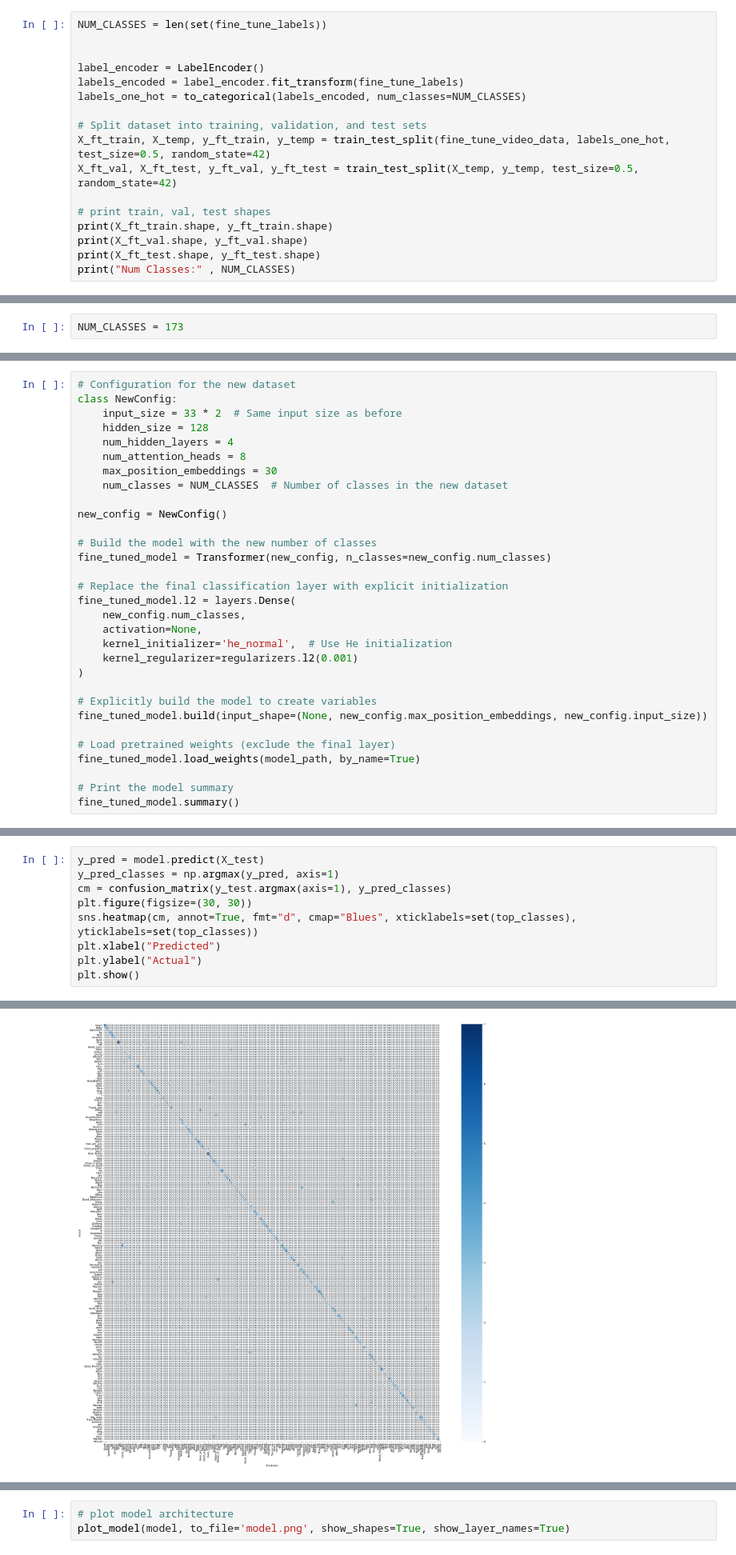
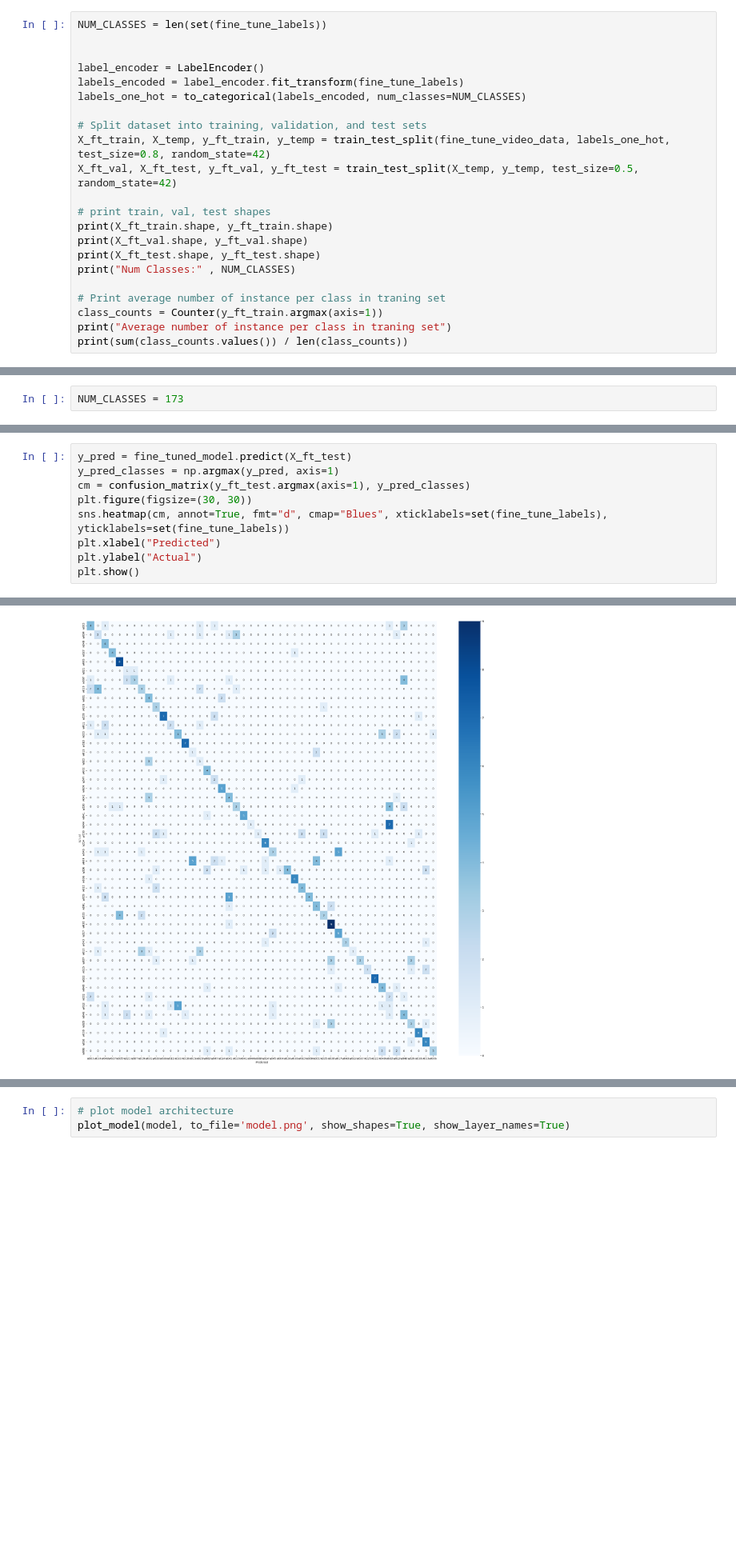
Before and after one commit to Neethamadhu-Madurasinghe/sign_language, a Jupyter notebook: model_training/model_8.ipynb, the cells around one changed output, grey strips where cells are left out. Shown at 80% size. Saved outputs shown, nothing was run; the diff lists cells and outputs as text; blank space fills up the shorter version.

Commit message:
Checkpoint - 48 class SSL dataset fine tune Has good results

```diff
--- a/model_training/model_8.ipynb
+++ b/model_training/model_8.ipynb
@@ -455,7 +469,7 @@ labels_encoded = label_encoder.fit_transform(fine_tune_labels)
 labels_one_hot = to_categorical(labels_encoded, num_classes=NUM_CLASSES)
 
 # Split dataset into training, validation, and test sets
-X_ft_train, X_temp, y_ft_train, y_temp = train_test_split(fine_tune_video_data, labels_one_hot, test_size=0.5, random_state=42)
+X_ft_train, X_temp, y_ft_train, y_temp = train_test_split(fine_tune_video_data, labels_one_hot, test_size=0.8, random_state=42)
 X_ft_val, X_ft_test, y_ft_val, y_ft_test = train_test_split(X_temp, y_temp, test_size=0.5, random_state=42)
 
 # print train, val, test shapes
@@ -463,4 +477,9 @@ print(X_ft_train.shape, y_ft_train.shape)
 print(X_ft_val.shape, y_ft_val.shape)
 print(X_ft_test.shape, y_ft_test.shape)
 print("Num Classes:" , NUM_CLASSES)
+
+# Print average number of instance per class in traning set
+class_counts = Counter(y_ft_train.argmax(axis=1))
+print("Average number of instance per class in traning set")
+print(sum(class_counts.values()) / len(class_counts))
 # %% [output]
@@ -601,31 +625,0 @@ Accuracy: 0.2230769230769231
-# %%
-# Configuration for the new dataset
-class NewConfig:
-    input_size = 33 * 2  # Same input size as before
-    hidden_size = 128
-    num_hidden_layers = 4
-    num_attention_heads = 8
-    max_position_embeddings = 30
-    num_classes = NUM_CLASSES  # Number of classes in the new dataset
-
-new_config = NewConfig()
-
-# Build the model with the new number of classes
-fine_tuned_model = Transformer(new_config, n_classes=new_config.num_classes)
-
-# Replace the final classification layer with explicit initialization
-fine_tuned_model.l2 = layers.Dense(
-    new_config.num_classes,
-    activation=None,
-    kernel_initializer='he_normal',  # Use He initialization
-    kernel_regularizer=regularizers.l2(0.001)
-)
-
-# Explicitly build the model to create variables
-fine_tuned_model.build(input_shape=(None, new_config.max_position_embeddings, new_config.input_size))
-
-# Load pretrained weights (exclude the final layer)
-fine_tuned_model.load_weights(model_path, by_name=True)
-
-# Print the model summary
-fine_tuned_model.summary()
@@ -781,9 +626,9 @@ KeyboardInterrupt:
 # %%
-y_pred = model.predict(X_test)
+y_pred = fine_tuned_model.predict(X_ft_test)
 y_pred_classes = np.argmax(y_pred, axis=1)
-cm = confusion_matrix(y_test.argmax(axis=1), y_pred_classes)
+cm = confusion_matrix(y_ft_test.argmax(axis=1), y_pred_classes)
 plt.figure(figsize=(30, 30))
-sns.heatmap(cm, annot=True, fmt="d", cmap="Blues", xticklabels=set(top_classes), yticklabels=set(top_classes))
+sns.heatmap(cm, annot=True, fmt="d", cmap="Blues", xticklabels=set(fine_tune_labels), yticklabels=set(fine_tune_labels))
 plt.xlabel("Predicted")
 plt.ylabel("Actual")
 plt.show()
@@ -792 +637 @@ plt.show()
-[figure, old version]
+[figure, new version]
```
Also changed, not shown: parts of 20 cells of this notebook, 8 other files.
